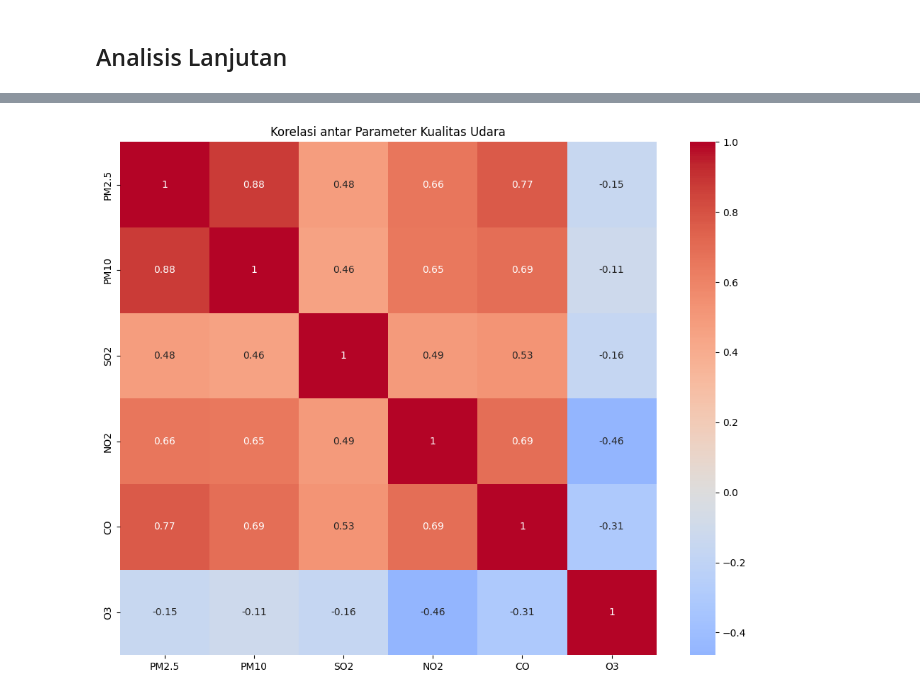
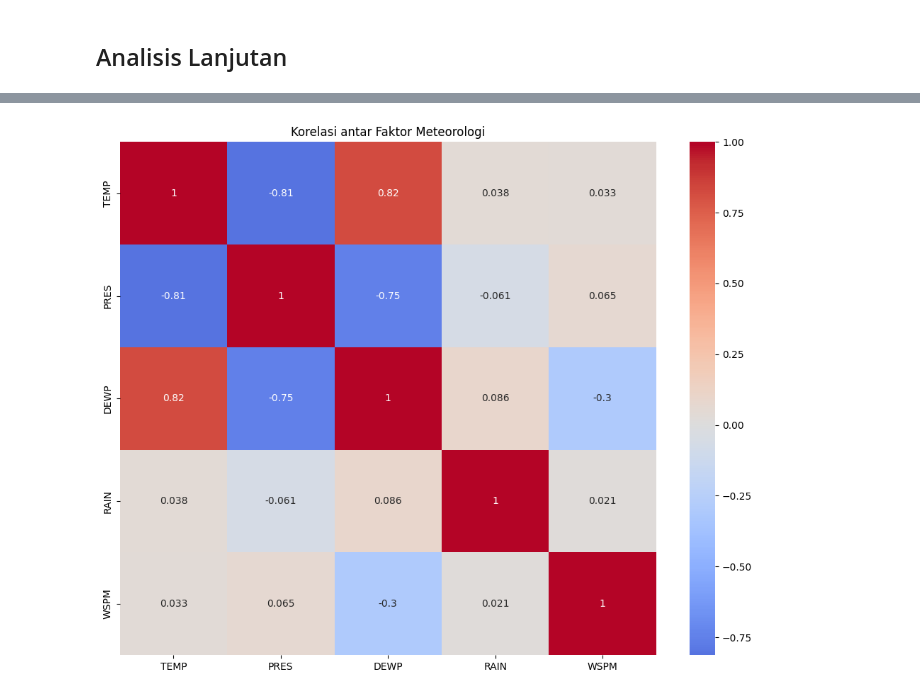
Before and after one commit to Muhalrafi12/air-quality-dashboard, a Jupyter notebook: Air_Quality_Analytics_Project.ipynb, the cells around one changed output, grey strips where cells are left out. Drawn from its saved outputs; the diff is of its cells as text; code cells hidden in the pictures.

```diff
--- a/Air_Quality_Analytics_Project.ipynb
+++ b/Air_Quality_Analytics_Project.ipynb
@@ -2054,0 +2196,10 @@ Most polluted districts:
+# %%
+# 3. Pengaruh suhu terhadap polutan (binning suhu)
+air_quality_df['temp_category'] = pd.cut(
+    air_quality_df['TEMP'],
+    bins=[-50, 0, 10, 20, 30, 50],
+    labels=['Very Cold (<0°C)', 'Cold (0-10°C)', 'Moderate (10-20°C)', 'Warm (20-30°C)', 'Hot (>30°C)']
+)
+
+temp_impact = air_quality_df.groupby('temp_category')[all_pollutants].mean()
+temp_impact.round(2)
@@ -2054,0 +2215,10 @@ Most polluted districts:
+# %%
+# 4. Pengaruh kecepatan angin terhadap polutan
+air_quality_df['wind_category'] = pd.cut(
+    air_quality_df['WSPM'],
+    bins=[0, 1, 3, 5, 20],
+    labels=['Calm (0-1 m/s)', 'Light (1-3 m/s)', 'Moderate (3-5 m/s)', 'Strong (>5 m/s)']
+)
+
+wind_impact = air_quality_df.groupby('wind_category')[all_pollutants].mean()
+wind_impact.round(2)
@@ -2054,0 +2236,6 @@ Most polluted districts:
+# %%
+# 5. Pengaruh hujan terhadap polutan (hari hujan vs tidak hujan)
+air_quality_df['is_rainy'] = air_quality_df['RAIN'].apply(lambda x: 'Rainy Day' if x > 0 else 'No Rain')
+
+rain_impact = air_quality_df.groupby('is_rainy')[all_pollutants].mean()
+rain_impact.round(2)
@@ -2054,0 +2250,9 @@ Most polluted districts:
+# %%
+# 6. Kombinasi kondisi meteorologi ekstrem
+air_quality_df['meteo_condition'] = 'Normal'
+air_quality_df.loc[(air_quality_df['WSPM'] < 1) & (air_quality_df['TEMP'] < 5), 'meteo_condition'] = 'High Risk (Cold+Calm)'
+air_quality_df.loc[(air_quality_df['WSPM'] > 5), 'meteo_condition'] = 'Low Risk (Windy)'
+air_quality_df.loc[(air_quality_df['TEMP'] > 25) & (air_quality_df['WSPM'] < 2), 'meteo_condition'] = 'O3 Risk (Hot+Calm)'
+
+meteo_condition_impact = air_quality_df.groupby('meteo_condition')[all_pollutants + ['aqi']].mean()
+meteo_condition_impact.round(2)
@@ -2055,11 +2294,9 @@ Most polluted districts:
 # %%
-# Visualisasi heatmap korelasi
-parameters = ['PM2.5', 'PM10', 'SO2', 'NO2', 'CO', 'O3']
 plt.figure(figsize=(10, 8))
-correlation = air_quality_df[parameters].corr()
+correlation = air_quality_df[meteo_factors].corr()
 sns.heatmap(correlation, annot=True, cmap='coolwarm', center=0)
-plt.title('Korelasi antar Parameter Kualitas Udara')
+plt.title('Korelasi antar Faktor Meteorologi')
 plt.tight_layout()
 plt.show()
 # %% [output]
-[figure, old version]
+[figure, new version]
```
Also changed, not shown: parts of 109 cells of this notebook, 1 other file.
